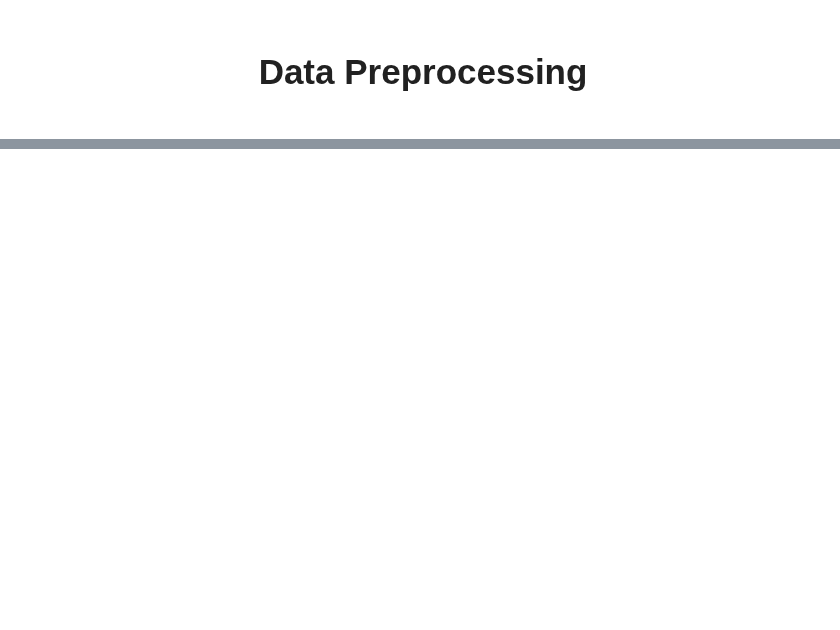
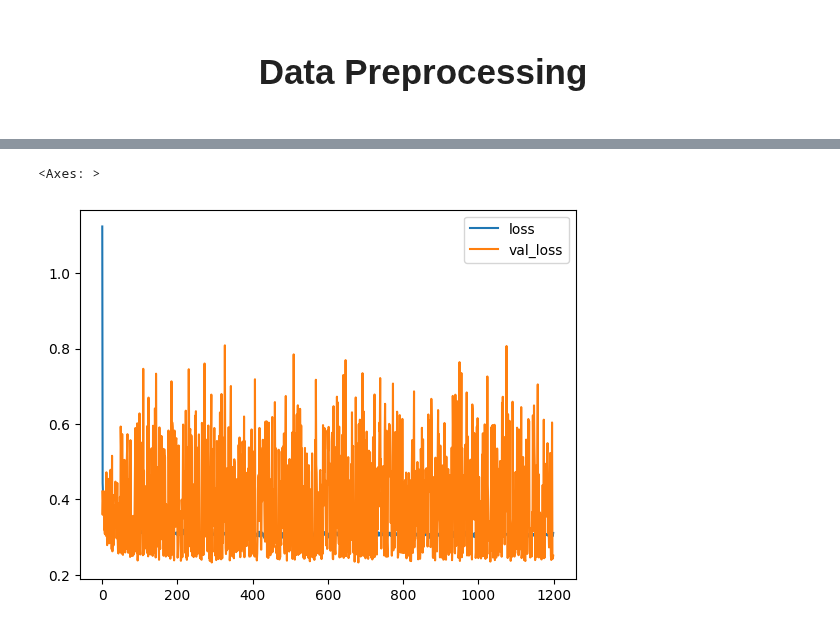
Before and after one commit to Mortti11/Deep_Learning, a Jupyter notebook: classification/classification_ann.ipynb, the cells around one changed output, grey strips where cells are left out. Drawn from its saved outputs; the diff is of its cells as text; code cells hidden in the pictures; blank space fills up the shorter version.

```diff
--- a/classification/classification_ann.ipynb
+++ b/classification/classification_ann.ipynb
@@ -305,0 +334,12 @@ star_df = df[df['Star'] == 1]       # Minority class
+# %%
+# Create X and y
+
+X = df.drop("class", axis = 1)
+y= df["class"]
+
+
+le = LabelEncoder()
+y_enc = le.fit_transform(y)
+
+# Converting the label into a matrix form
+y = tf.keras.utils.to_categorical(y_enc)
@@ -305,0 +394,3 @@ star_df = df[df['Star'] == 1]       # Minority class
+# %%
+X_train, X_temp, y_train, y_temp = train_test_split(X, y, test_size=0.3)
+X_val, X_test, y_val, y_test = train_test_split(X_temp, y_temp, test_size=0.5)
@@ -305,0 +595,9 @@ star_df = df[df['Star'] == 1]       # Minority class
+# %%
+# Train the model
+history = model.fit(
+    X_train,
+    y_train,
+    epochs=1200,
+    batch_size=32,
+    validation_data=(X_val, y_val)
+)
@@ -305,0 +641,6 @@ star_df = df[df['Star'] == 1]       # Minority class
+# %%
+loss_df = pd.DataFrame(model.history.history)
+loss_df[['loss', 'val_loss']].plot()
+# %% [output]
+<Axes: >
+[figure, added]
```
Also changed, not shown: parts of 21 cells of this notebook, 8 other files.
